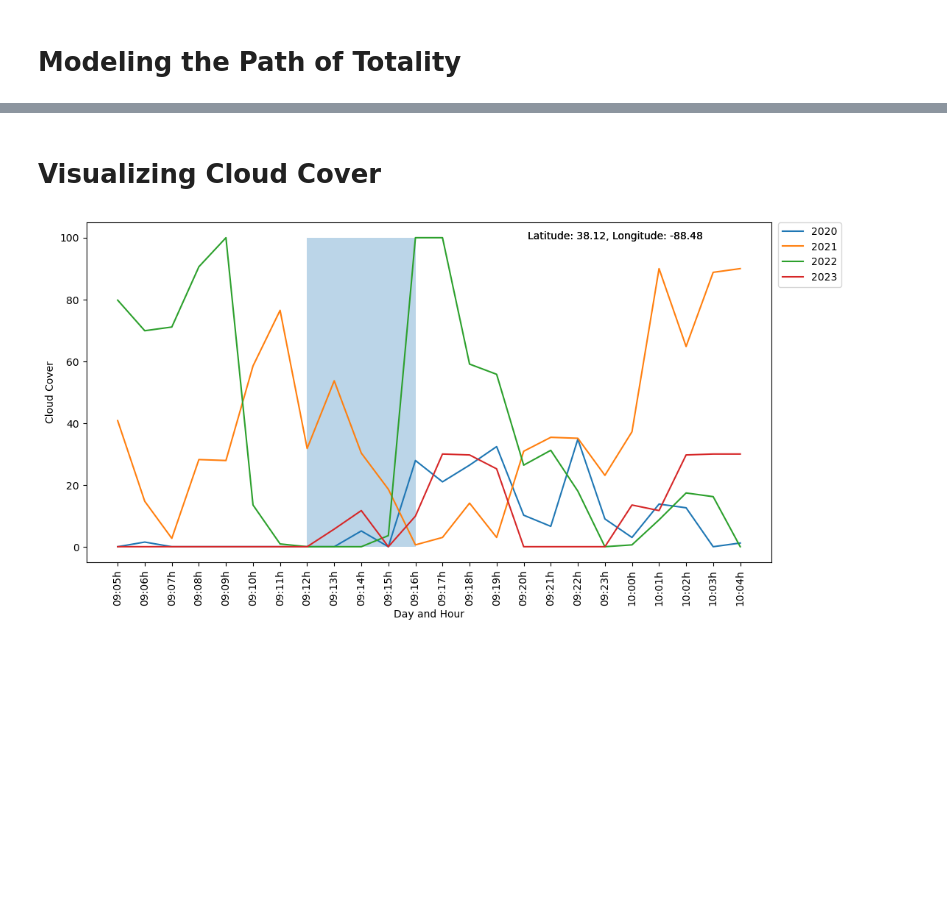
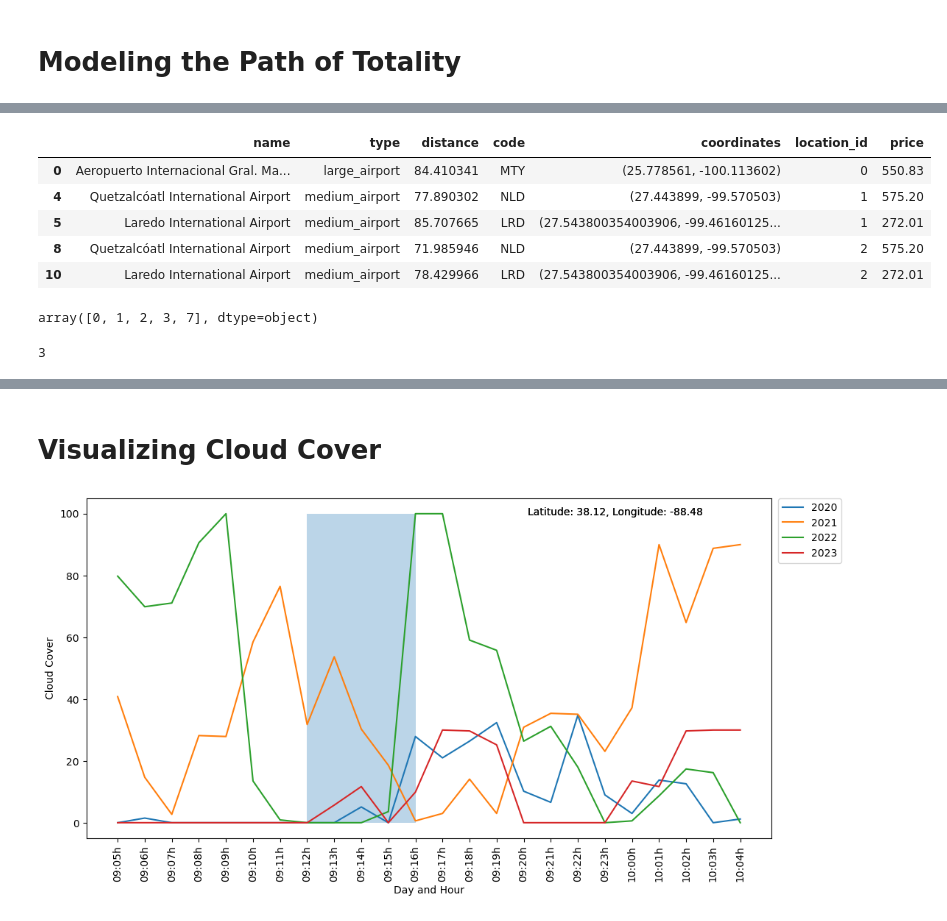
Before and after one commit to hasi03/Solar-Eclipse-Best-Location-Finder, a Jupyter notebook: weather.ipynb, the cells around one changed output, grey strips where cells are left out. Cells and saved outputs as stored; diff of their text form; code cells hidden in the pictures; blank space fills up the shorter version.

```diff
--- a/weather.ipynb
+++ b/weather.ipynb
@@ -134,0 +180,19 @@ town
+# %%
+df_airports_notnull = df_airports[df_airports['price'].notnull()]
+df_airports_notnull.head()
+# %% [output]
+|  | name | type | distance | code | coordinates | location_id | price |
+| 0 | Aeropuerto Internacional Gral. Ma... | large_airport | 84.410341 | MTY | (25.778561, -100.113602) | 0 | 550.83 |
+| 4 | Quetzalcóatl International Airport | medium_airport | 77.890302 | NLD | (27.443899, -99.570503) | 1 | 575.20 |
+| 5 | Laredo International Airport | medium_airport | 85.707665 | LRD | (27.543800354003906, -99.46160125... | 1 | 272.01 |
+| 8 | Quetzalcóatl International Airport | medium_airport | 71.985946 | NLD | (27.443899, -99.570503) | 2 | 575.20 |
+| 10 | Laredo International Airport | medium_airport | 78.429966 | LRD | (27.543800354003906, -99.46160125... | 2 | 272.01 |
+# %%
+df_airports_notnull['location_id'].unique()
+# %% [output]
+array([0, 1, 2, 3, 7], dtype=object)
+# %%
+min_price_row = df_airports_notnull.loc[df_airports_notnull['price'].idxmin()]
+min_price_row['location_id']
+# %% [output]
+3
```
Also changed, not shown: parts of 16 cells of this notebook, 11 other files.
